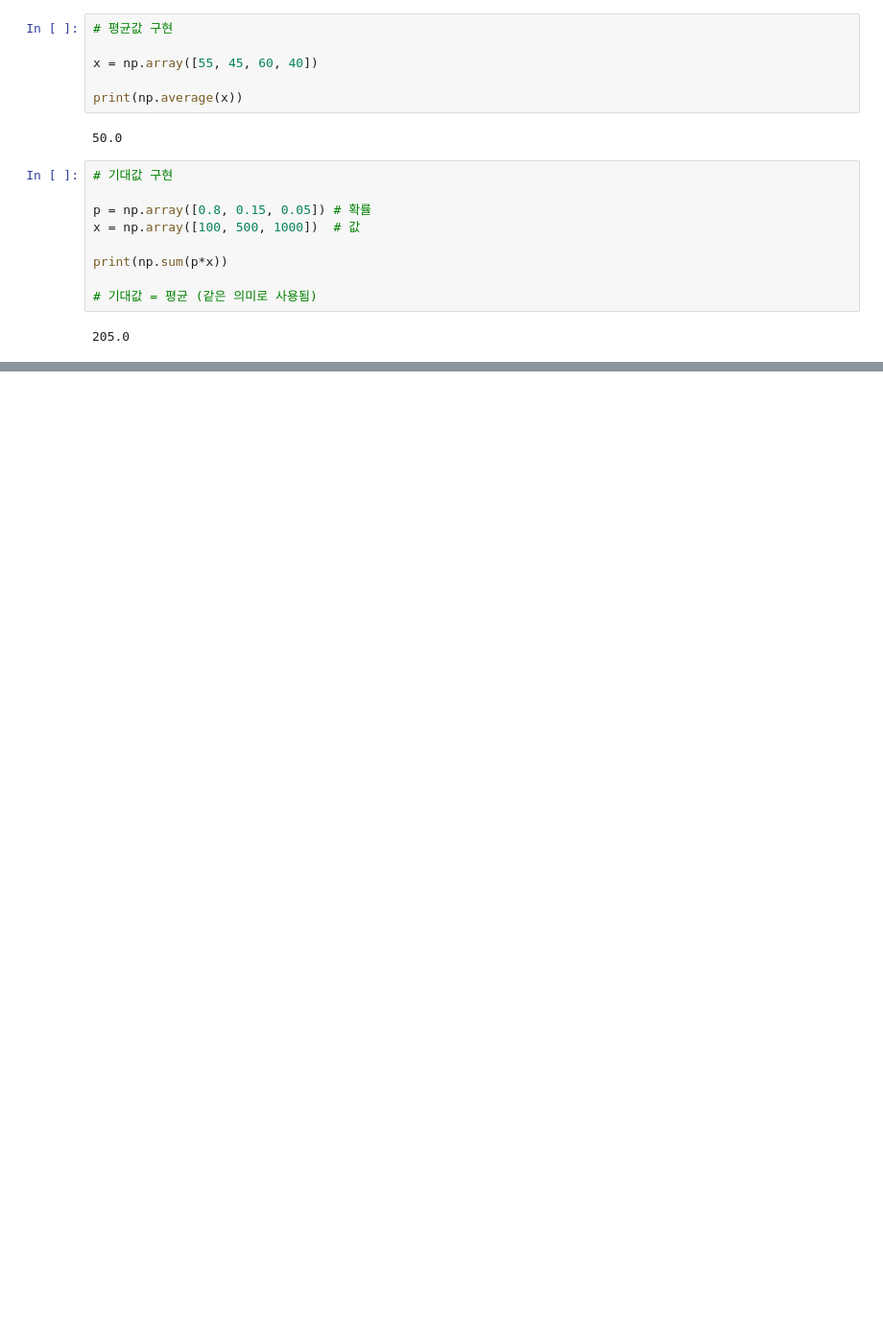
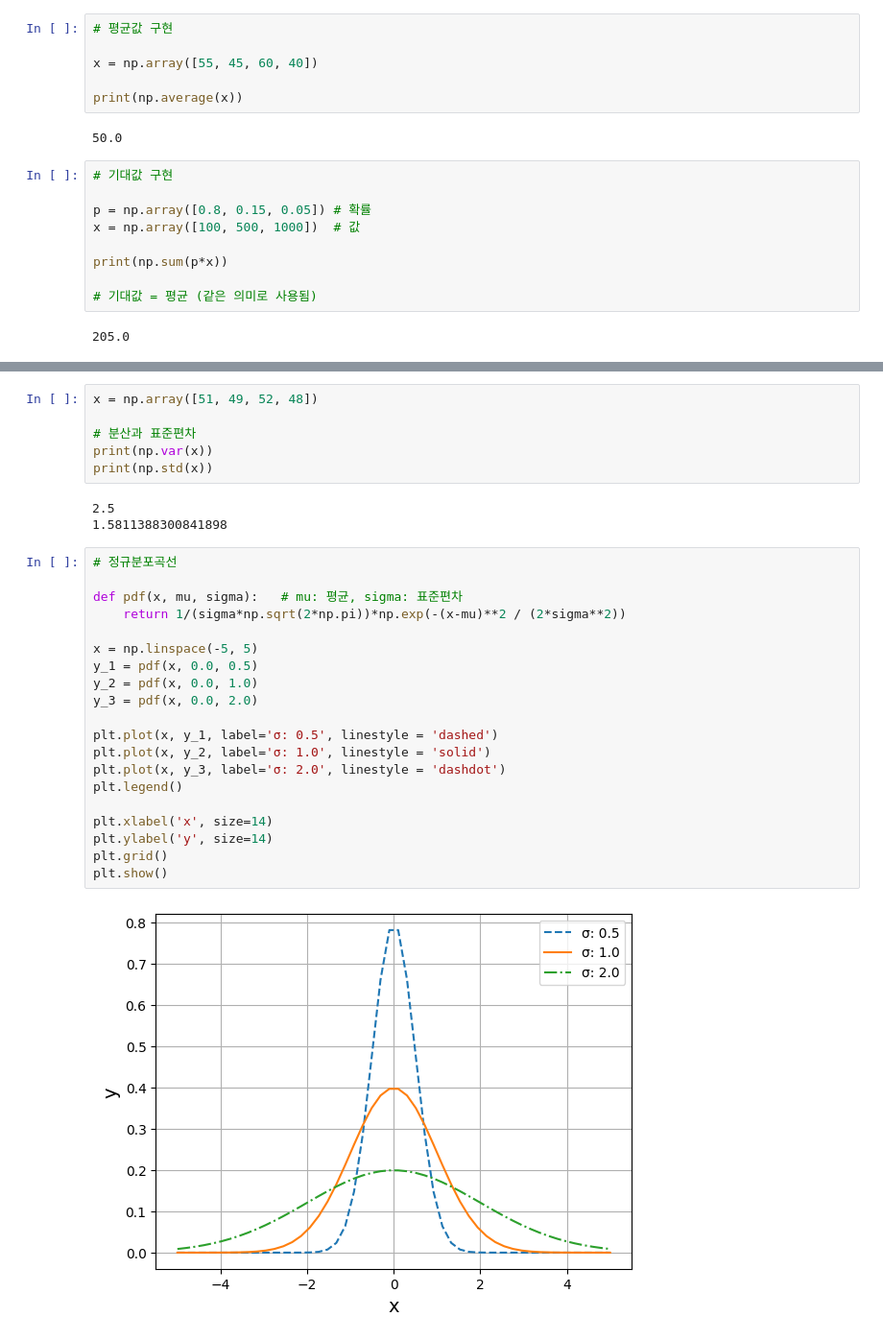
Before and after one commit to MinuSpurs/ML_study, a Jupyter notebook: Basic_AI_Math/6. Probability, statistics.ipynb, the cells around one changed output, grey strips where cells are left out. Shown: that part at 96% size. Saved outputs shown, nothing was run; the diff lists cells and outputs as text; blank space fills up the shorter version.

```diff
--- a/Basic_AI_Math/6. Probability, statistics.ipynb
+++ b/Basic_AI_Math/6. Probability, statistics.ipynb
@@ -73,0 +104,31 @@ print(np.sum(p*x))
+# %%
+x = np.array([51, 49, 52, 48])
+
+# 분산과 표준편차
+print(np.var(x))
+print(np.std(x))
+# %% [output]
+2.5
+1.5811388300841898
+# %%
+# 정규분포곡선
+
+def pdf(x, mu, sigma):   # mu: 평균, sigma: 표준편차
+    return 1/(sigma*np.sqrt(2*np.pi))*np.exp(-(x-mu)**2 / (2*sigma**2))
+
+x = np.linspace(-5, 5)
+y_1 = pdf(x, 0.0, 0.5)
+y_2 = pdf(x, 0.0, 1.0)
+y_3 = pdf(x, 0.0, 2.0)
+
+plt.plot(x, y_1, label='σ: 0.5', linestyle = 'dashed')
+plt.plot(x, y_2, label='σ: 1.0', linestyle = 'solid')
+plt.plot(x, y_3, label='σ: 2.0', linestyle = 'dashdot')
+plt.legend()
+
+plt.xlabel('x', size=14)
+plt.ylabel('y', size=14)
+plt.grid()
+plt.show()
+# %% [output]
+[figure, added]
```
Also changed, not shown: parts of 13 cells of this notebook.
